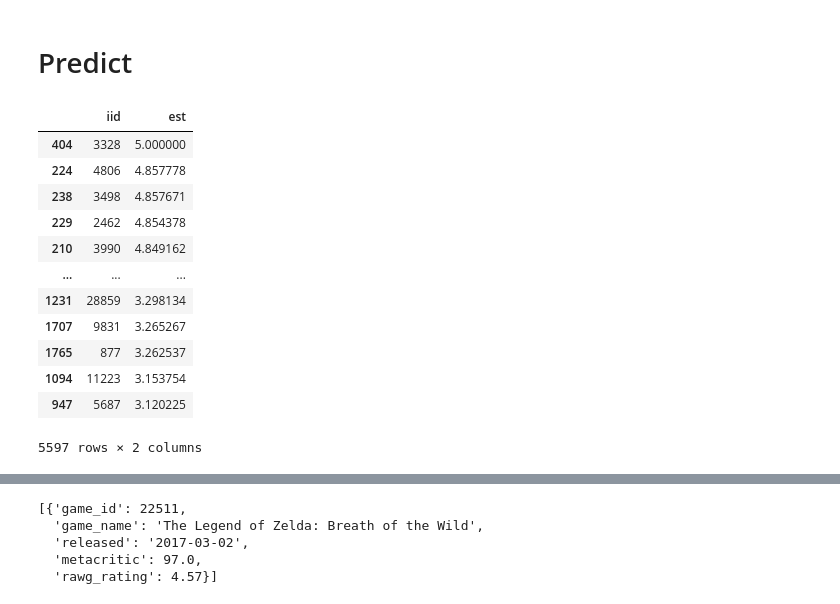
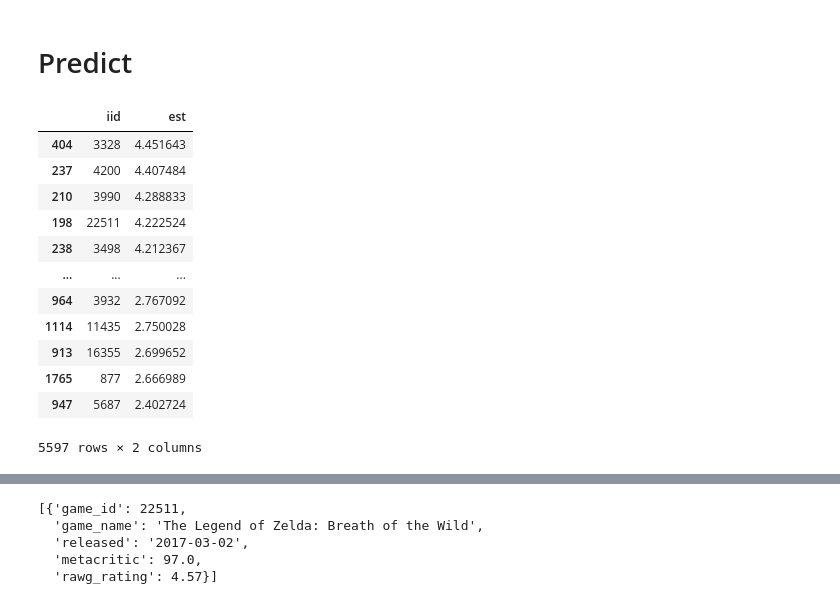
Before and after one commit to Agnes-Lain/game_one, a Jupyter notebook: notebooks/gl-rating-surprise-model-with-prediction.ipynb, the cells around one changed output, grey strips where cells are left out. Cells and saved outputs as stored; diff of their text form; code cells hidden in the pictures.

```diff
--- a/notebooks/gl-rating-surprise-model-with-prediction.ipynb
+++ b/notebooks/gl-rating-surprise-model-with-prediction.ipynb
@@ -135,23 +135,23 @@ def all_prediction_for_a_user(user_id, model, rating_df):
         predictions.append(prediction)
     return predictions
 # %%
-pred_42 = pd.DataFrame(all_prediction_for_a_user(42, model, rating_df))\
+pred_42 = pd.DataFrame(all_prediction_for_a_user(655, model, rating_df))\
             .sort_values('est',ascending=False) \
             .drop(columns=['uid','r_ui', 'details'])
 pred_42
 # %% [output]
 |  | iid | est |
-| 404 | 3328 | 5.000000 |
-| 224 | 4806 | 4.857778 |
-| 238 | 3498 | 4.857671 |
-| 229 | 2462 | 4.854378 |
-| 210 | 3990 | 4.849162 |
+| 404 | 3328 | 4.451643 |
+| 237 | 4200 | 4.407484 |
+| 210 | 3990 | 4.288833 |
+| 198 | 22511 | 4.222524 |
+| 238 | 3498 | 4.212367 |
 | ... | ... | ... |
-| 1231 | 28859 | 3.298134 |
-| 1707 | 9831 | 3.265267 |
-| 1765 | 877 | 3.262537 |
-| 1094 | 11223 | 3.153754 |
-| 947 | 5687 | 3.120225 |
+| 964 | 3932 | 2.767092 |
+| 1114 | 11435 | 2.750028 |
+| 913 | 16355 | 2.699652 |
+| 1765 | 877 | 2.666989 |
+| 947 | 5687 | 2.402724 |
 5597 rows × 2 columns
 # %%
 def get_game_id(game_name, metadata):
```
Also changed, not shown: parts of 6 cells of this notebook, 11 other files.
